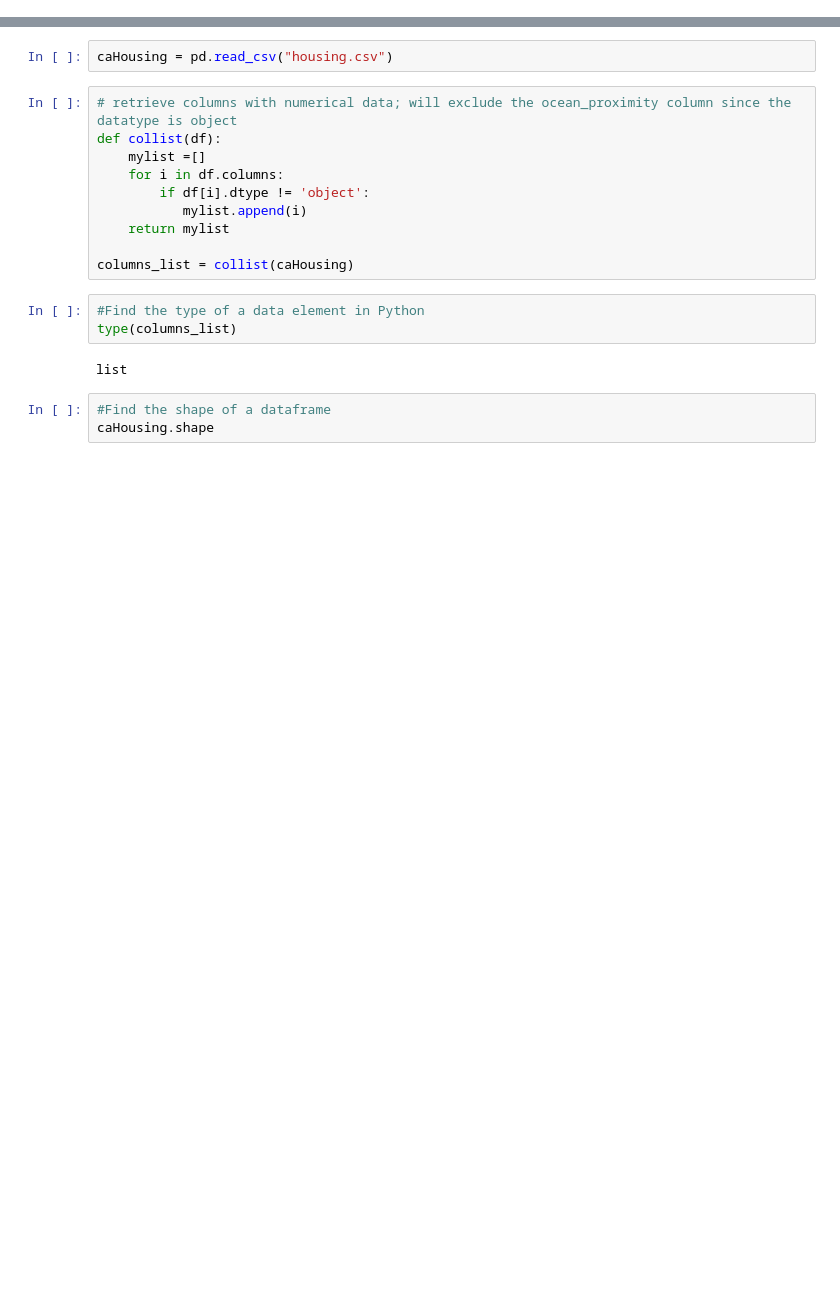
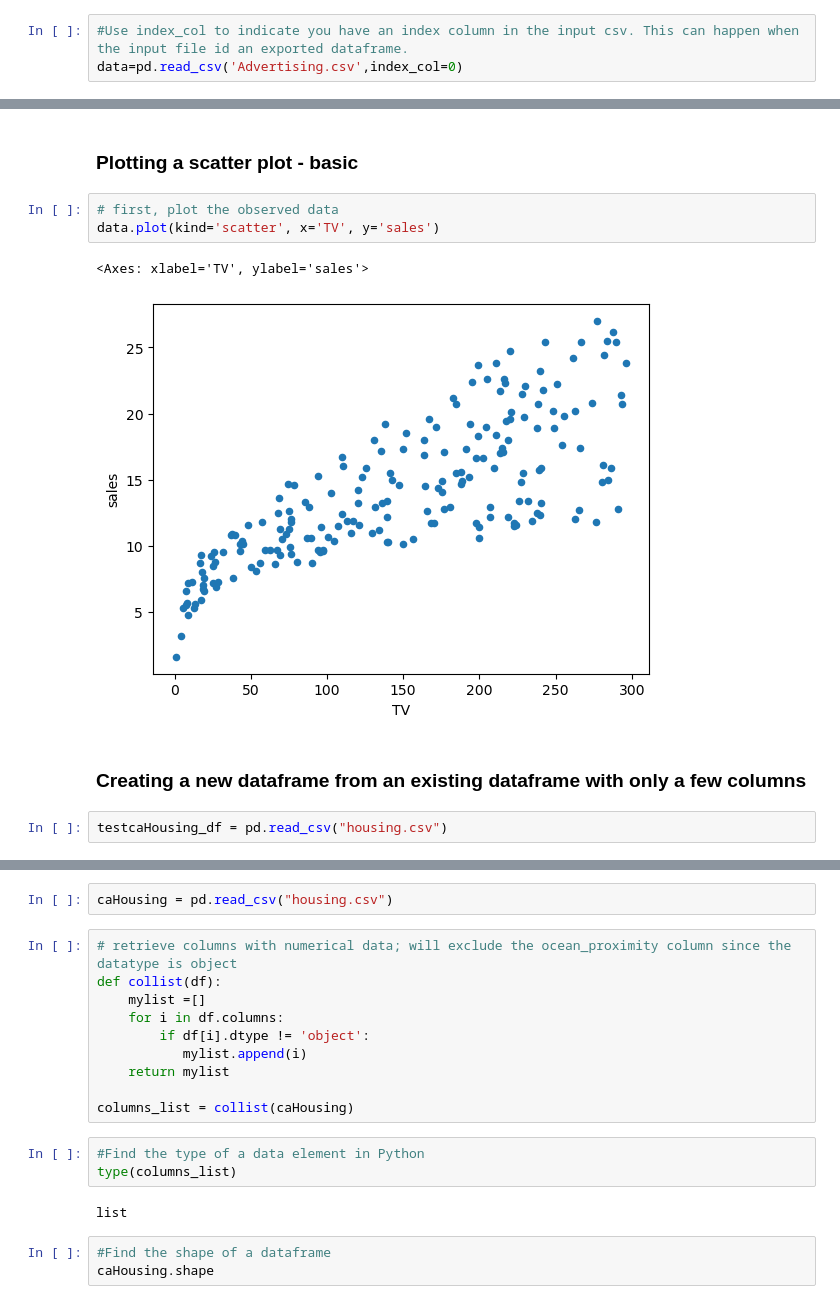
Before and after one commit to nishags83g/my-ai-learning, a Jupyter notebook: mylearnings.ipynb, the cells around one changed output, grey strips where cells are left out. Saved outputs shown, nothing was run; the diff lists cells and outputs as text; blank space fills up the shorter version.

```diff
--- a/mylearnings.ipynb
+++ b/mylearnings.ipynb
@@ -18,0 +29,3 @@ import numpy as np
+# %%
+#Use index_col to indicate you have an index column in the input csv. This can happen when the input file id an exported dataframe.
+data=pd.read_csv('Advertising.csv',index_col=0)
@@ -18,0 +66,12 @@ import numpy as np
+# %% [markdown]
+###  Plotting a scatter plot - basic
+# %%
+# first, plot the observed data
+data.plot(kind='scatter', x='TV', y='sales')
+# %% [output]
+<Axes: xlabel='TV', ylabel='sales'>
+[figure, added]
+# %% [markdown]
+### Creating a new dataframe from an existing dataframe with only a few columns
+# %%
+testcaHousing_df = pd.read_csv("housing.csv")
```
Also changed, not shown: parts of 49 cells of this notebook.
